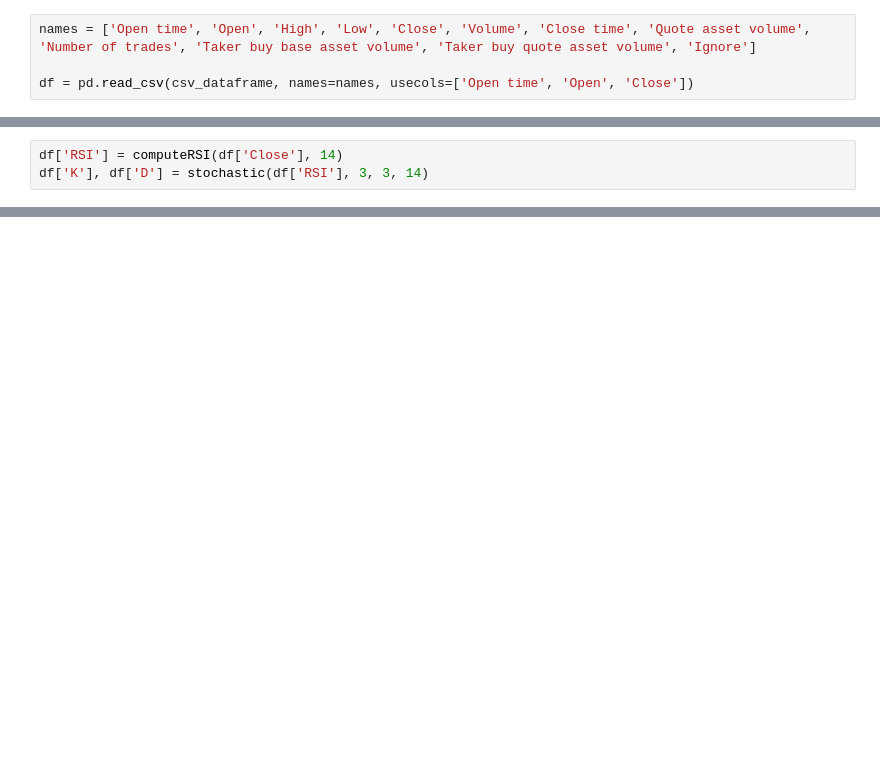
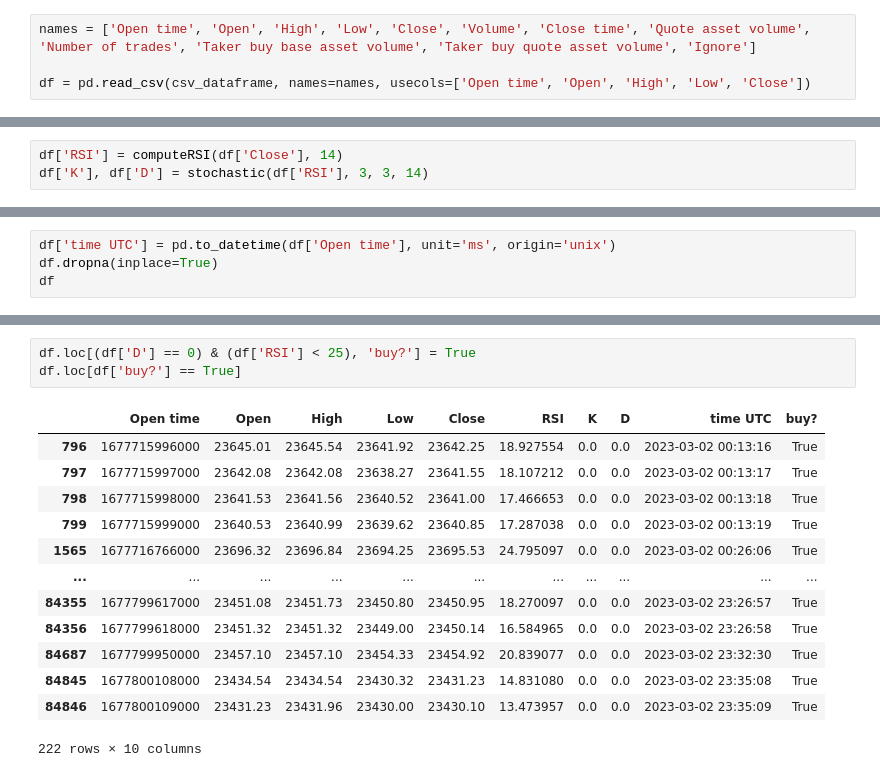
Before and after one commit to DrZuse/binance_rsi_backtest, a Jupyter notebook: backtest.ipynb, the cells around one changed output, grey strips where cells are left out. Cells and saved outputs as stored; diff of their text form; blank space fills up the shorter version.

```diff
--- a/backtest.ipynb
+++ b/backtest.ipynb
@@ -6,7 +6,7 @@ csv_dataframe = bp['dataframe_dir'] + '/' + bp['dataframe_file']
 # %%
 names = ['Open time', 'Open', 'High', 'Low', 'Close', 'Volume', 'Close time', 'Quote asset volume', 'Number of trades', 'Taker buy base asset volume', 'Taker buy quote asset volume', 'Ignore']
 
-df = pd.read_csv(csv_dataframe, names=names, usecols=['Open time', 'Open', 'Close'])
+df = pd.read_csv(csv_dataframe, names=names, usecols=['Open time', 'Open', 'High', 'Low', 'Close'])
 # %%
 def computeRSI (data, time_window):
     diff = data.diff(1).dropna()        # diff in one field(one day)
@@ -56,0 +55,4 @@ df
+# %%
+df['time UTC'] = pd.to_datetime(df['Open time'], unit='ms', origin='unix')
+df.dropna(inplace=True)
+df
@@ -56,0 +73,17 @@ df
+# %%
+df.loc[(df['D'] == 0) & (df['RSI'] < 25), 'buy?'] = True
+df.loc[df['buy?'] == True]
+# %% [output]
+|  | Open time | Open | High | Low | Close | RSI | K | D | time UTC | buy? |
+| 796 | 1677715996000 | 23645.01 | 23645.54 | 23641.92 | 23642.25 | 18.927554 | 0.0 | 0.0 | 2023-03-02 00:13:16 | True |
+| 797 | 1677715997000 | 23642.08 | 23642.08 | 23638.27 | 23641.55 | 18.107212 | 0.0 | 0.0 | 2023-03-02 00:13:17 | True |
+| 798 | 1677715998000 | 23641.53 | 23641.56 | 23640.52 | 23641.00 | 17.466653 | 0.0 | 0.0 | 2023-03-02 00:13:18 | True |
+| 799 | 1677715999000 | 23640.53 | 23640.99 | 23639.62 | 23640.85 | 17.287038 | 0.0 | 0.0 | 2023-03-02 00:13:19 | True |
+| 1565 | 1677716766000 | 23696.32 | 23696.84 | 23694.25 | 23695.53 | 24.795097 | 0.0 | 0.0 | 2023-03-02 00:26:06 | True |
+| ... | ... | ... | ... | ... | ... | ... | ... | ... | ... | ... |
+| 84355 | 1677799617000 | 23451.08 | 23451.73 | 23450.80 | 23450.95 | 18.270097 | 0.0 | 0.0 | 2023-03-02 23:26:57 | True |
+| 84356 | 1677799618000 | 23451.32 | 23451.32 | 23449.00 | 23450.14 | 16.584965 | 0.0 | 0.0 | 2023-03-02 23:26:58 | True |
+| 84687 | 1677799950000 | 23457.10 | 23457.10 | 23454.33 | 23454.92 | 20.839077 | 0.0 | 0.0 | 2023-03-02 23:32:30 | True |
+| 84845 | 1677800108000 | 23434.54 | 23434.54 | 23430.32 | 23431.23 | 14.831080 | 0.0 | 0.0 | 2023-03-02 23:35:08 | True |
+| 84846 | 1677800109000 | 23431.23 | 23431.96 | 23430.00 | 23430.10 | 13.473957 | 0.0 | 0.0 | 2023-03-02 23:35:09 | True |
+222 rows × 10 columns
```
Also changed, not shown: parts of 9 cells of this notebook, 1 other file.
